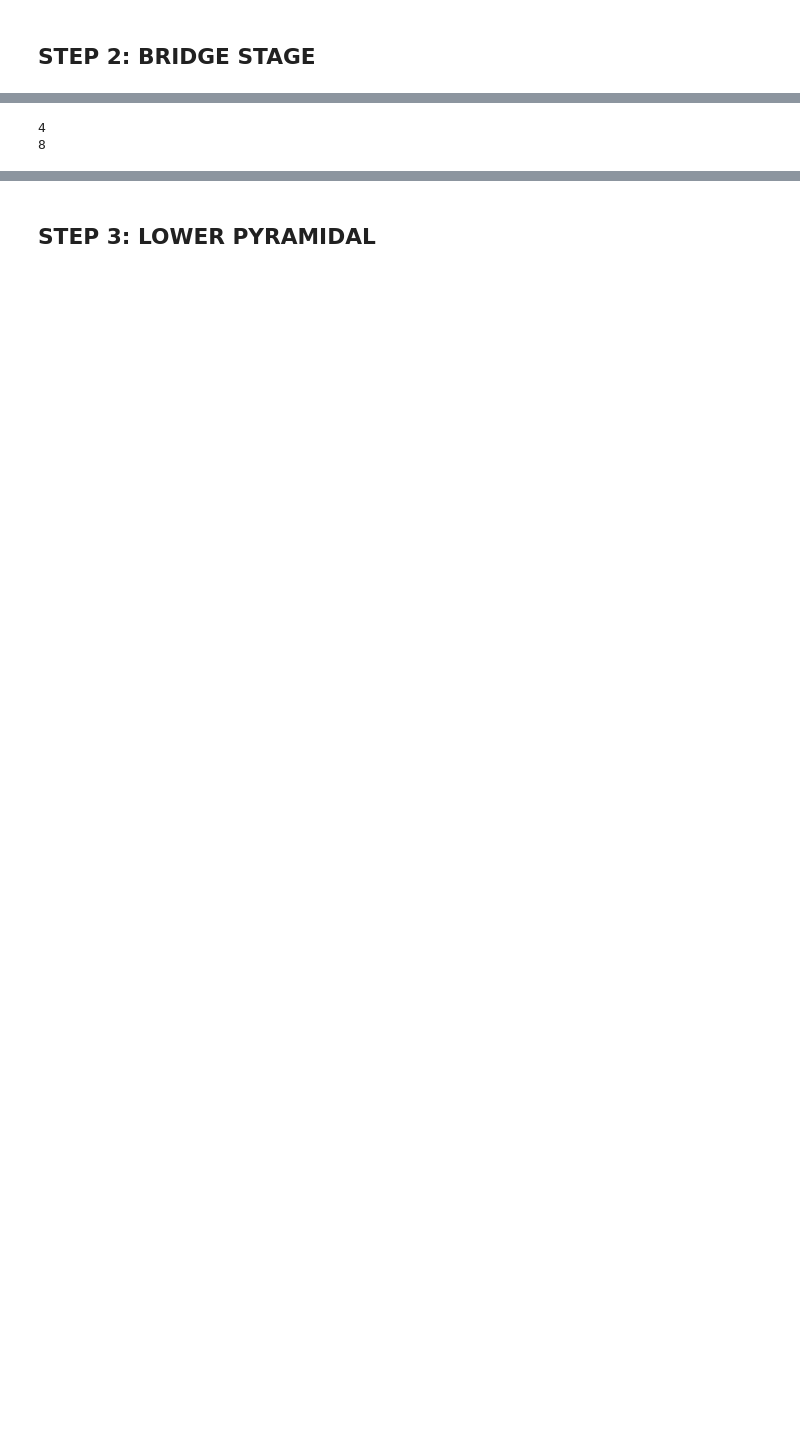
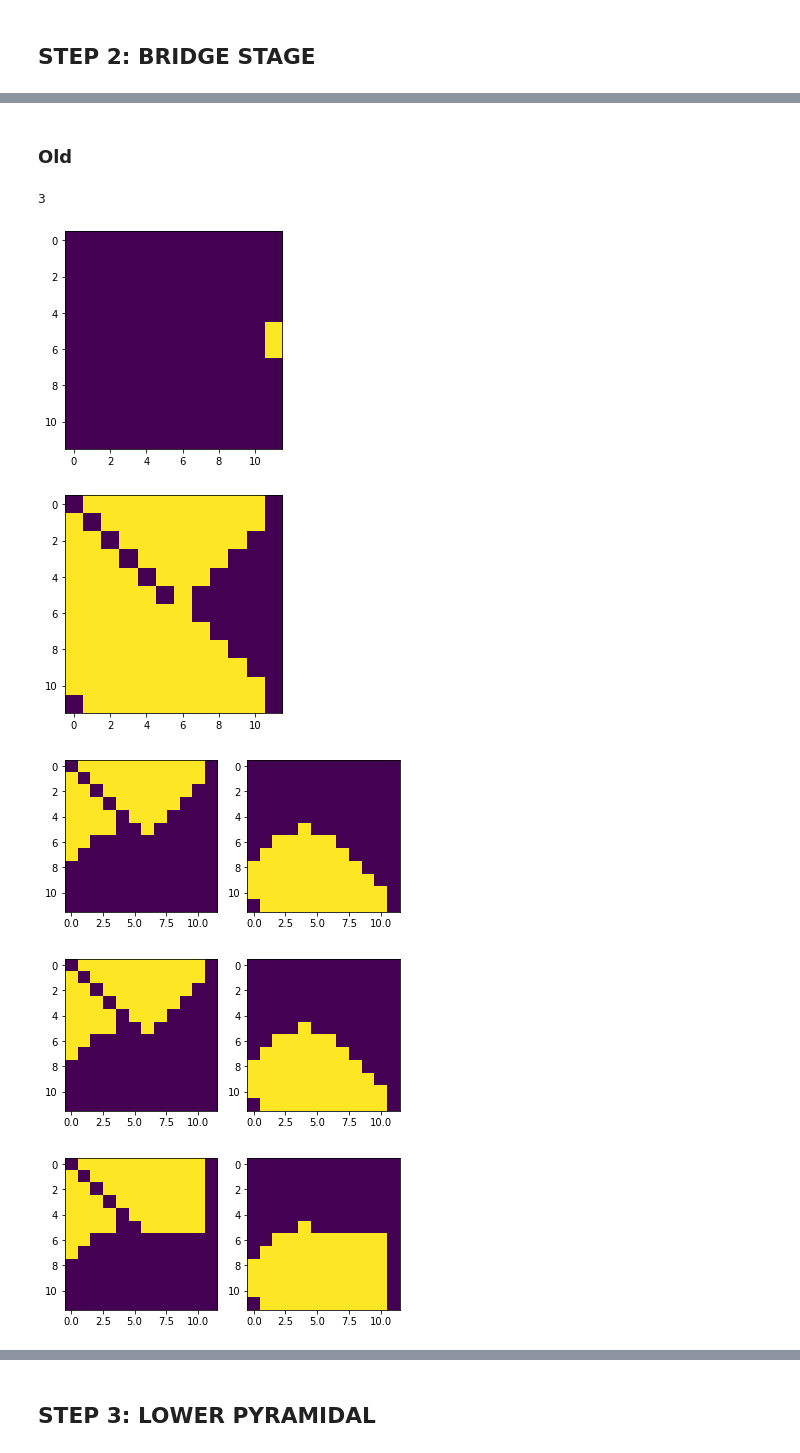
Before and after one commit to moislam1221/parallel-stencil-unstructured, a Jupyter notebook: Swept with advance clean.ipynb, the cells around one changed output, grey strips where cells are left out. Drawn from its saved outputs; the diff is of its cells as text; code cells hidden in the pictures; blank space fills up the shorter version.

Commit message:
Committing various approaches to performing the bridge step correctly in parallel (currently serial and parallel approaches give difference results)

```diff
--- a/Swept with advance clean.ipynb
+++ b/Swept with advance clean.ipynb
@@ -1067,9 +1010,2 @@ The dual seeds are [{320, 299}, {132, 111}, {329, 330, 308, 309}, {120}]
-# %%
-zeroGround = zeros(len(groundLevel))
-iIter, territories, stopper, fronts = advance(seeds, 0, zeroGround)
-print(iIter)
-iIter, territories, stopper, fronts = advance(dualSeeds, 0, groundLevel)
-print(iIter)
-# %% [output]
-4
-8
+# %% [markdown]
+### Old
@@ -1075,0 +1035,57 @@ print(iIter)
+# %%
+## STAGE 2: BRIDGE STAGE MAIN ##
+
+# Obtain the dual seeds
+dualSeeds = findDualSeeds(groundLevel, territorySetUpperPyramidal, neighbors)
+dualSeeds = removeCloseSeeds(dualSeeds, iIter+1, groundLevel, neighbors)
+
+# Plot the seeds
+plotSeeds(dualSeeds, N)
+
+# Obtain the filament regions
+filament = obtainFilamentBridgeRegion(dualSeeds, groundLevel)
+filament = filamentRemoveSeeds(filament, seeds)
+plotTerritoriesSet([filament], N)
+
+# Use METIS to cut the filament region into different pieces
+nparts = 2
+filamentConnectivity = filamentConnectivityConstructor(filament, neighbors, groundLevel)
+map, reverseMap = filamentMappingforMETIS(filament)
+filamentMapped, filamentConnectivityMapped = constructMappedFilamentAndConnectivity(filament, filamentConnectivity, map)
+xadj1, adjncy1, eweights1 = constructMETISDataStructures(filamentMapped, filamentConnectivityMapped)
+n_cuts, membership = pymetis.part_graph(nparts, xadj=xadj1, adjncy=adjncy1, eweights=eweights1)
+bridges = membershipToBridges(nparts, membership, reverseMap)
+plotBridges(bridges, N)
+
+
+# Preprocessing
+bridgeSeeds = bridges
+iIter = int(max(groundLevel)) - int(min(groundLevel))
+_, territories, _ = advanceKeepGoing(bridgeSeeds, iIter, groundLevel)
+territorySetBridge = territorySetCreator(territories)
+plotTerritoriesSet(bridgeSeeds, N)
+plotTerritoriesSet(territorySetBridge, N)
+plotTerritoriesAllSet(territorySetBridge, N)
+territorySetBridgeExpanded = expandTerritorySet(territorySetBridge, neighbors)
+
+# Advance
+if PARALLEL_FLAG == True:
+    # Parallel Advance (simulate being on the GPU and partitioning data between shared memory)
+    groundLevelAllSubdomains = groundLevelPartition(groundLevel, territorySetBridgeExpanded, bridgeSeeds, neighbors)
+    groundLevelAllSubdomains = parallelAdvance(groundLevelAllSubdomains, groundLevel, territorySetBridgeExpanded, bridgeSeeds, iIter, neighbors)
+    groundLevelB = groundLevelCombine(groundLevel, groundLevelAllSubdomains, territorySetBridge)
+else:
+    # Advance using the bridge
+    iIter, territories, stopper, fronts = advance(bridgeSeeds, 0, groundLevel)
+    groundLevelB = frontsToGroundLevel(fronts)
+
+# Plot Ground Level
+plotGroundLevel(groundLevel, N)
+plotGroundLevel(groundLevelB, N)
+# %% [output]
+3
+[figure, added]
+[figure, added]
+[figure, added]
+[figure, added]
+[figure, added]
```
Also changed, not shown: parts of 28 cells of this notebook.
